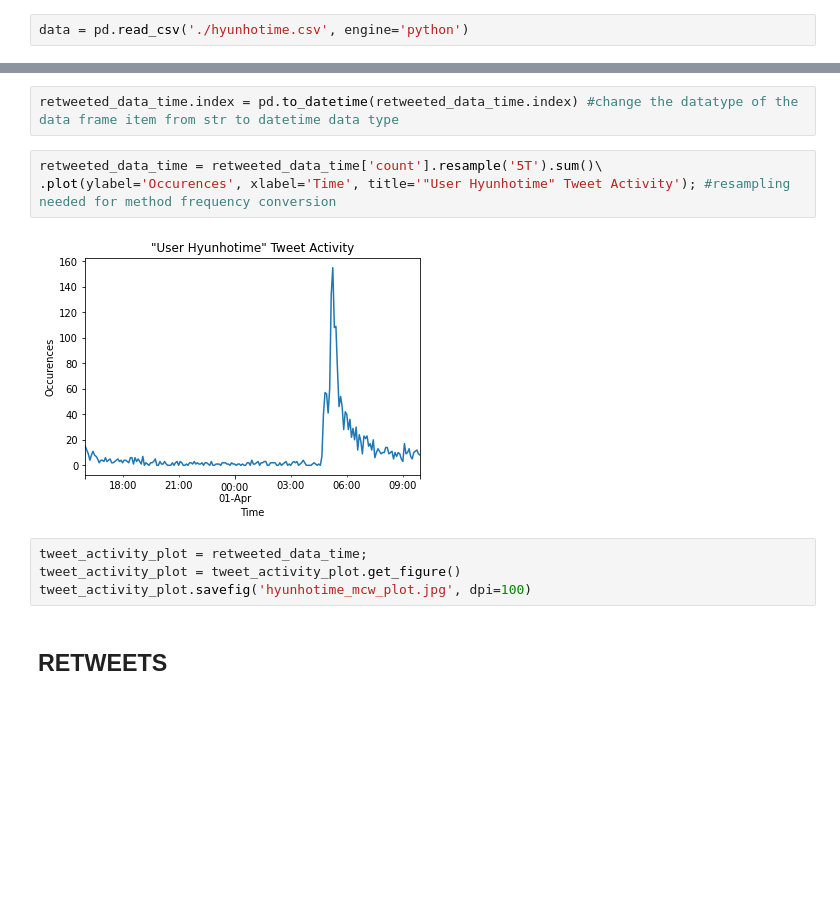
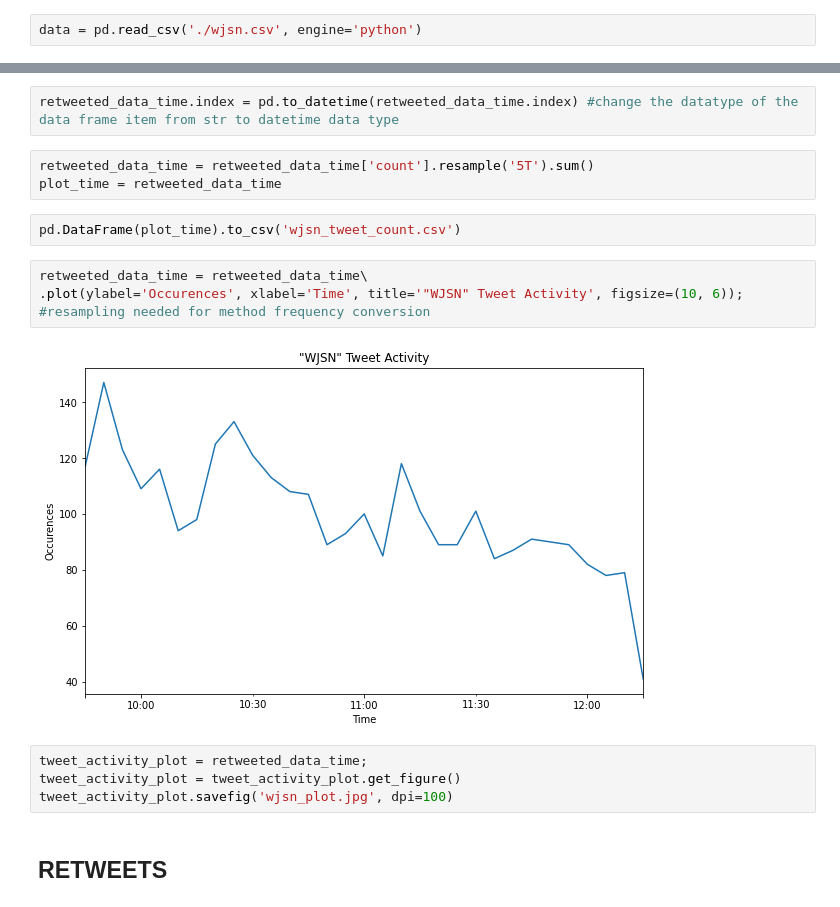
Before and after one commit to wormwithnoname/tweet-characterization, a Jupyter notebook: data_cleaning_script.ipynb, the cells around one changed output, grey strips where cells are left out. Drawn from its saved outputs; the diff is of its cells as text; blank space fills up the shorter version.

Commit message:
modified data cleaning script

```diff
--- a/data_cleaning_script.ipynb
+++ b/data_cleaning_script.ipynb
@@ -16,7 +26,7 @@ from sklearn.feature_extraction.text import TfidfVectorizer
 # %% [markdown]
 ## PREPROCESSING
 # %%
-data = pd.read_csv('./hyunhotime.csv', engine='python')
+data = pd.read_csv('./wjsn.csv', engine='python')
 # %% [markdown]
 #### *Filter only english tweets from collected data
 # %%
@@ -43,15 +53,20 @@ retweeted_data_time = retweeted_data_time.assign(count=1) #count added to know h
 retweeted_data_time = retweeted_data_time.set_index('date')
 # %%
 retweeted_data_time.index = pd.to_datetime(retweeted_data_time.index) #change the datatype of the data frame item from str to datetime data type
+# %%
+retweeted_data_time = retweeted_data_time['count'].resample('5T').sum()
+plot_time = retweeted_data_time
+# %%
+pd.DataFrame(plot_time).to_csv('wjsn_tweet_count.csv')
 # %%
-retweeted_data_time = retweeted_data_time['count'].resample('5T').sum()\
-.plot(ylabel='Occurences', xlabel='Time', title='"User Hyunhotime" Tweet Activity'); #resampling needed for method frequency conversion
+retweeted_data_time = retweeted_data_time\
+.plot(ylabel='Occurences', xlabel='Time', title='"WJSN" Tweet Activity', figsize=(10, 6)); #resampling needed for method frequency conversion
 # %% [output]
-[figure, old version]
+[figure, new version]
 # %%
 tweet_activity_plot = retweeted_data_time;
 tweet_activity_plot = tweet_activity_plot.get_figure()
-tweet_activity_plot.savefig('hyunhotime_mcw_plot.jpg', dpi=100)
+tweet_activity_plot.savefig('wjsn_plot.jpg', dpi=100)
 # %% [markdown]
 ## RETWEETS
 # %%
```
Also changed, not shown: parts of 34 cells of this notebook.
